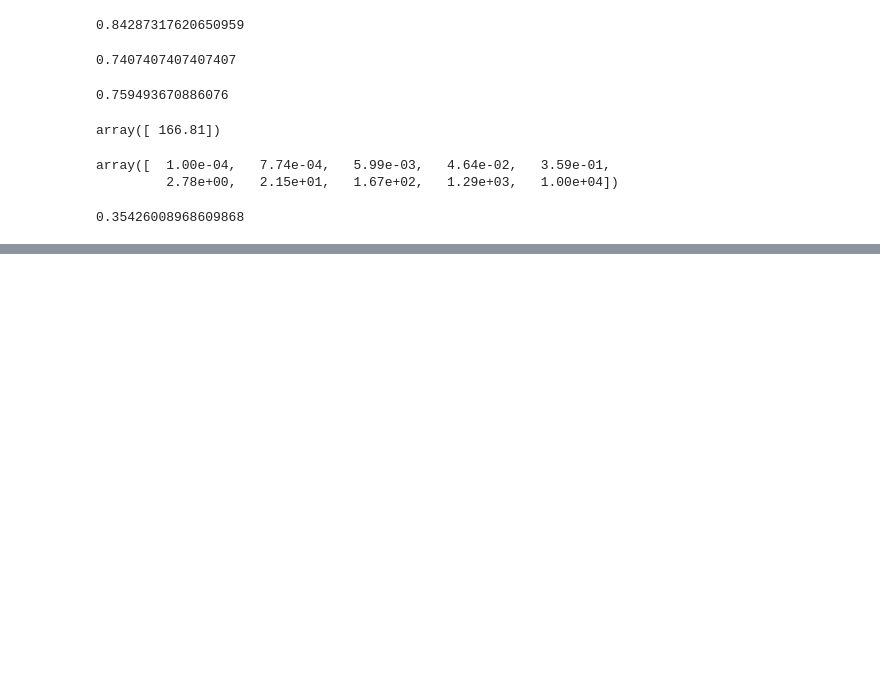
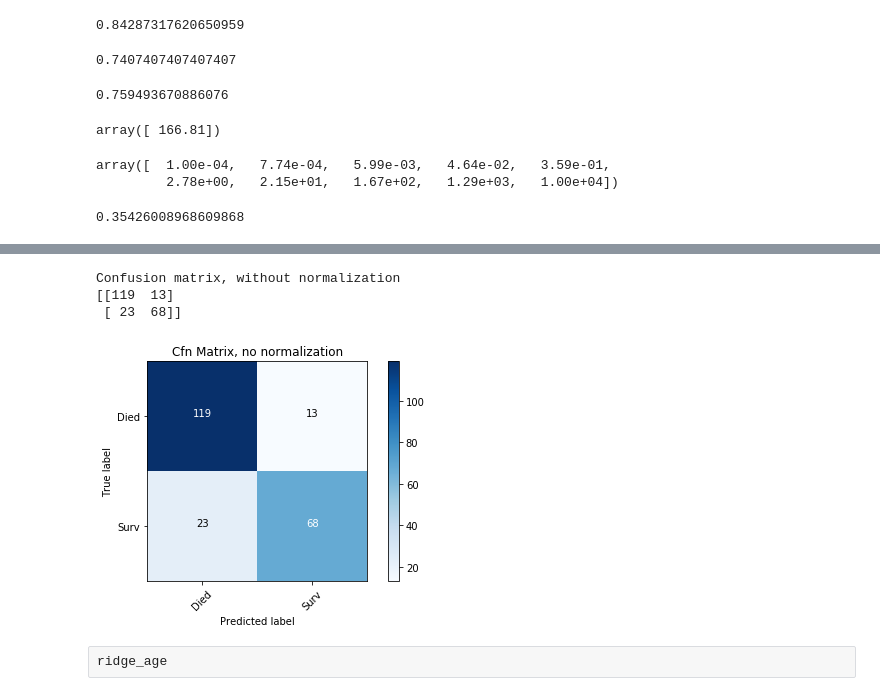
Before and after one commit to dvalp/coding-practice, a Jupyter notebook: kaggle/titanic/Titanic-Notebook.ipynb, the cells around one changed output, grey strips where cells are left out. Cells and saved outputs as stored; diff of their text form; code cells hidden in the pictures; blank space fills up the shorter version.

```diff
--- a/kaggle/titanic/Titanic-Notebook.ipynb
+++ b/kaggle/titanic/Titanic-Notebook.ipynb
@@ -256,0 +301,12 @@ sum(y_test_features)/len(y_test_features)
+# %%
+rfc_pred = rfc.predict(X_test_features)
+# %%
+cfn_matrix_features = confusion_matrix(y_test_features, rfc_pred)
+np.set_printoptions(precision=2)
+plt.figure()
+plot_confusion_matrix(cfn_matrix_features, ['Died', 'Surv'], title="Cfn Matrix, no normalization")
+# %% [output]
+Confusion matrix, without normalization
+[[119  13]
+ [ 23  68]]
+[figure, added]
@@ -256,0 +331,2 @@ sum(y_test_features)/len(y_test_features)
+# %% [raw]
+ridge_age
```
Also changed, not shown: parts of 16 cells of this notebook.
